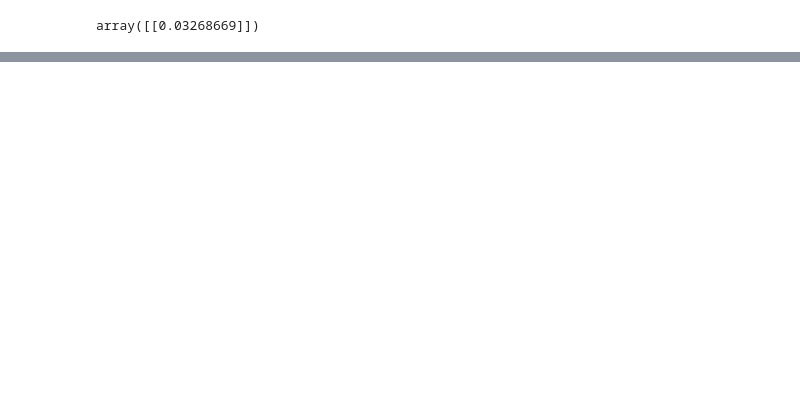
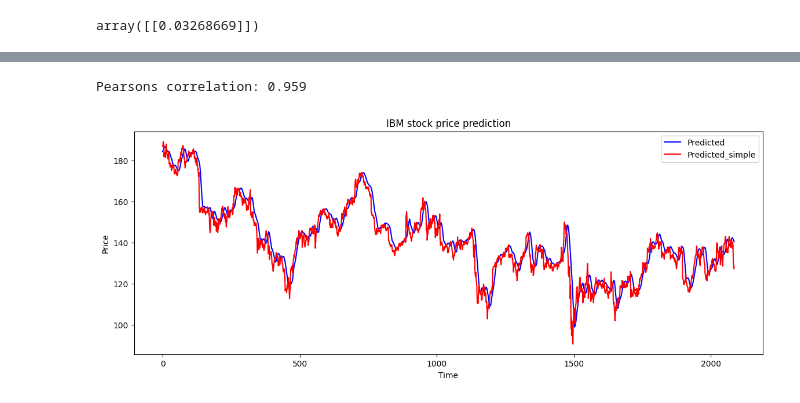
Before and after one commit to mustafahakkoz/seasonality_analysis, a Jupyter notebook: Exp4-LSTM-stacked(1).ipynb, the cells around one changed output, grey strips where cells are left out. Cells and saved outputs as stored; diff of their text form; code cells hidden in the pictures; blank space fills up the shorter version.

```diff
--- a/Exp4-LSTM-stacked(1).ipynb
+++ b/Exp4-LSTM-stacked(1).ipynb
@@ -171 +240,19 @@ R-squared:  0.8816022738103634
+# %%
+# calculate pearson correlation between pred and pred_simple
+from scipy.stats import pearsonr
+corr, _ = pearsonr(y_pred[:-1].squeeze(), y_pred_simple.squeeze())
+print('Pearsons correlation: %.3f' % corr)
+
+# plot the results
+plt.figure(figsize=(14, 5))
+plt.plot(y_pred[:-1], color='blue', label='Predicted')
+plt.plot(y_pred_simple, color='red', label='Predicted_simple')
+plt.title('IBM stock price prediction')
+plt.xlabel('Time')
+plt.ylabel('Price')
+plt.legend()
+plt.show()
+# %% [output]
+Pearsons correlation: 0.959
+[figure, added]
 # %% [markdown]
```
Also changed, not shown: parts of 5 cells of this notebook, 3 other files.
